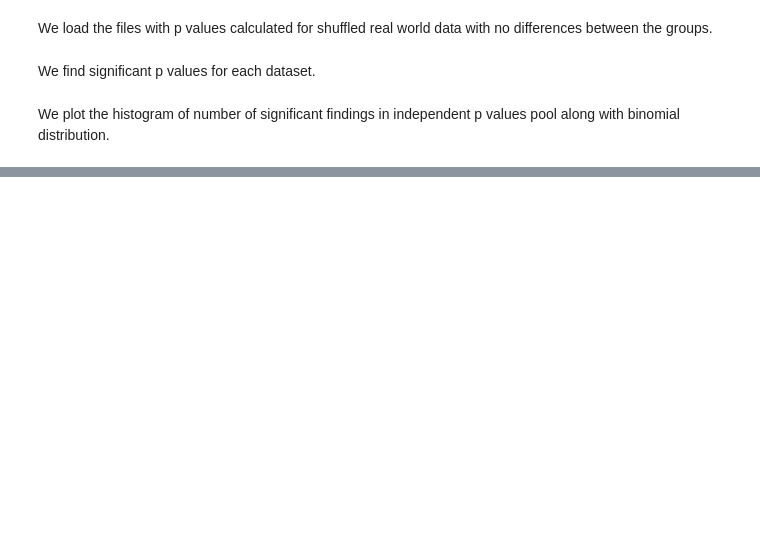
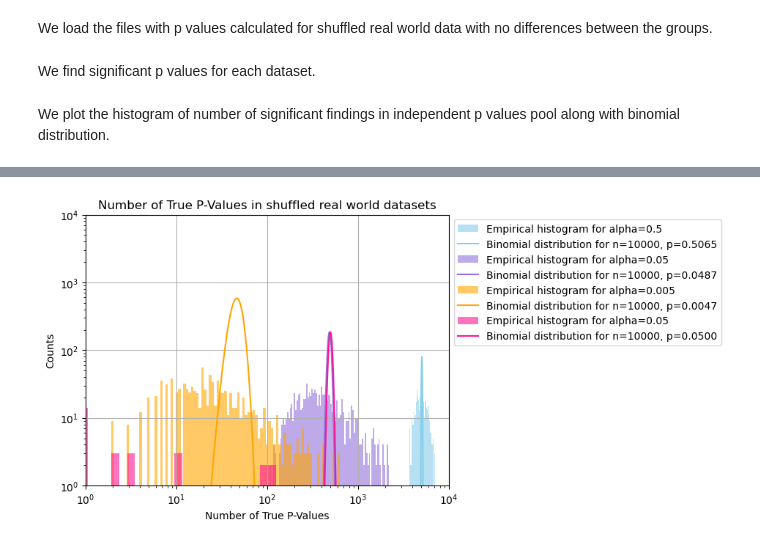
Before and after one commit to uio-bmi/fdr_under_dependencies, a Jupyter notebook: exlporatory_analyses/intuition_analyses_real_world.ipynb, the cells around one changed output, grey strips where cells are left out. Drawn from its saved outputs; the diff is of its cells as text; code cells hidden in the pictures; blank space fills up the shorter version.

```diff
--- a/exlporatory_analyses/intuition_analyses_real_world.ipynb
+++ b/exlporatory_analyses/intuition_analyses_real_world.ipynb
@@ -75,16 +62,25 @@ We plot the histogram of number of significant findings in independent p values
 # %%
-def plot_histogram_and_binomial_with_bars(alpha, p_values_pool, bins, color='skyblue'):
+def plot_histogram_and_binomial_with_log_bars(alpha, p_values_pool, bins, color='skyblue', is_adjusted=False):
     p_values_pool_binary = p_values_pool < alpha
     number_of_trues_p_values_pool_binary = np.sum(p_values_pool_binary, axis=0)
     n = p_values_pool_binary.shape[0]
     p = np.mean(number_of_trues_p_values_pool_binary) / n
 
-    min_value = 0 if number_of_trues_p_values_pool_binary.min() == 0 else np.log10(number_of_trues_p_values_pool_binary.min())
-    bin_edges = np.logspace(min_value, np.log10(max(number_of_trues_p_values_pool_binary)), bins)
-    plt.hist(number_of_trues_p_values_pool_binary, bins=bin_edges, alpha=0.6, color=color)
+    # Add a small value to all values to handle zero values in log space
+    epsilon = 1e-06
+    number_of_trues_p_values_pool_binary = number_of_trues_p_values_pool_binary.astype(float) + epsilon
+    min_value = np.log10(number_of_trues_p_values_pool_binary.min())
+    max_value = np.log10(number_of_trues_p_values_pool_binary.max())
+    bin_edges = np.logspace(min_value, max_value, bins)
+    plt.hist(number_of_trues_p_values_pool_binary, bins=bin_edges, alpha=0.6, color=color, label=f'Empirical histogram for alpha={alpha}')
+
+    if(is_adjusted):
+        p = alpha
 
     x = np.arange(0, n+1)
     pmf = binom.pmf(x, n, p)
     scaled_pmf = pmf * n
 
-    plt.plot(x, scaled_pmf, color=color, label=f'Binomial distribution for n={n}, p={p}')
+    plt.plot(x, scaled_pmf, color=color, label=f'Binomial distribution for n={n}, p={p:.4f}')
+
+    return p_values_pool_binary, number_of_trues_p_values_pool_binary
@@ -110,0 +125,19 @@ plt.show()
+# %%
+p_values_pool_binary_log_bars_0_5, number_of_trues_p_values_pool_binary_log_bars_0_5 = plot_histogram_and_binomial_with_log_bars(0.5, real_world_p_values_pool, 100, color='skyblue')
+p_values_pool_binary_log_bars_0_05, number_of_trues_p_values_pool_binary_log_bars_0_05 = plot_histogram_and_binomial_with_log_bars(0.05, real_world_p_values_pool, 100, color='mediumpurple')
+p_values_pool_binary_log_bars_0_005, number_of_trues_p_values_pool_binary_log_bars_0_005 = plot_histogram_and_binomial_with_log_bars(0.005, real_world_p_values_pool, 100, color='orange')
+p_values_pool_binary_log_bars_adjusted_0_05, number_of_trues_p_values_pool_binary_log_bars_adjusted_0_05 = plot_histogram_and_binomial_with_log_bars(0.05, real_world_adjusted_p_values_pool, 100, color='deeppink', is_adjusted=True)
+plt.xlabel('Number of True P-Values')
+plt.ylabel('Counts')
+plt.title('Number of True P-Values in shuffled real world datasets')
+plt.legend(loc='upper left', bbox_to_anchor=(1, 1))
+plt.grid(True)
+
+plt.xscale('log')
+plt.yscale('log')
+
+plt.xlim(1, 10000)
+plt.ylim(1, 10000)
+plt.show()
+# %% [output]
+[figure, added]
```
Also changed, not shown: parts of 8 cells of this notebook.
